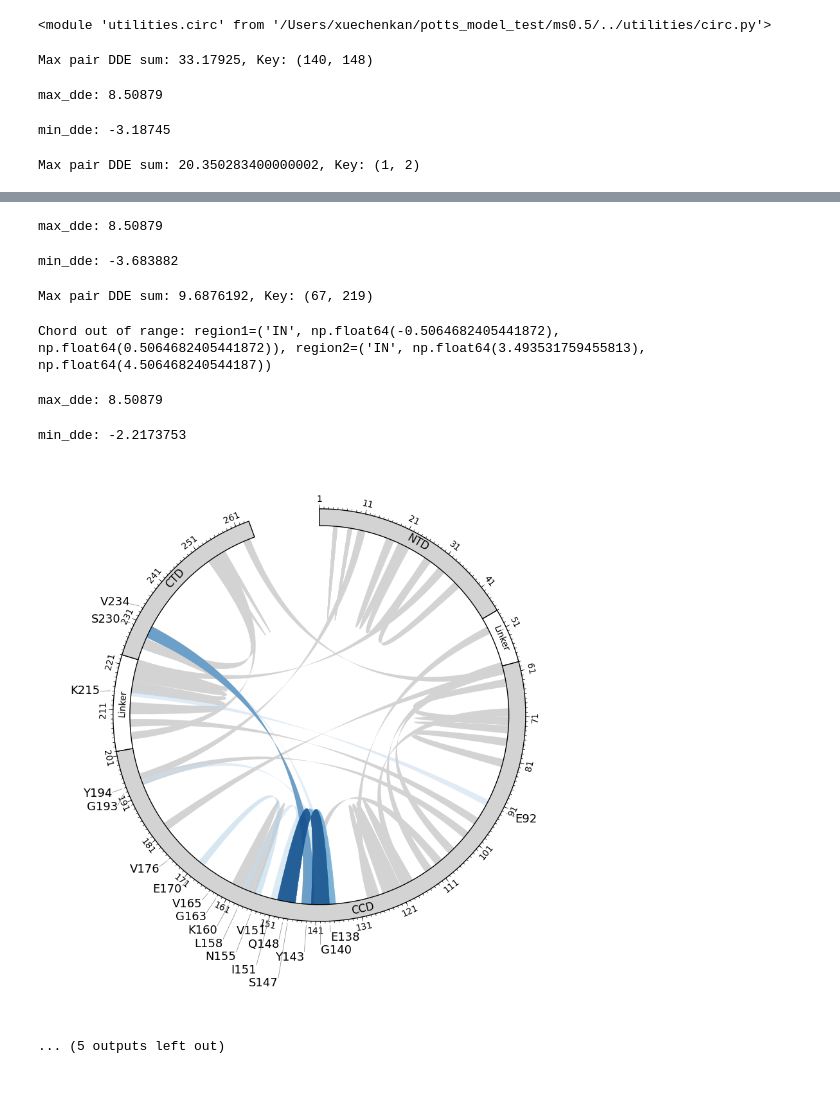
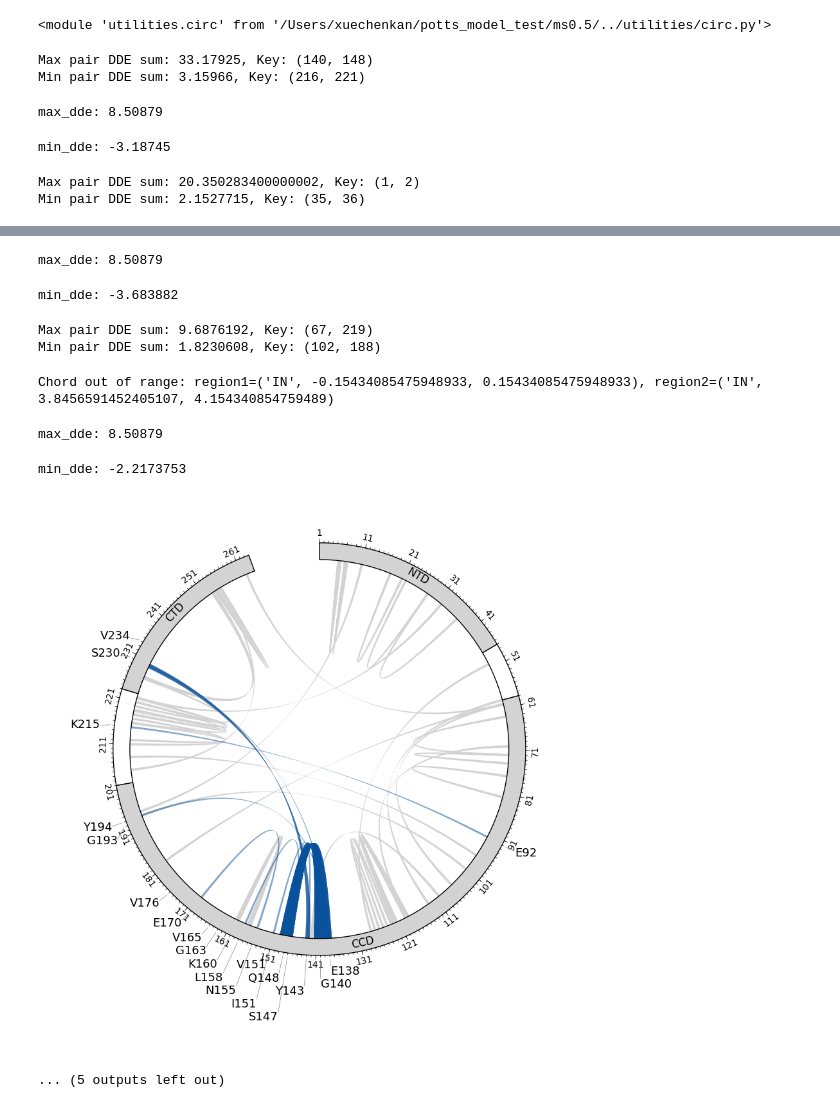
Before and after one commit to Daniel-Xkan/potts_model_test, a Jupyter notebook: ms0.5/Circos_main.ipynb, the cells around one changed output, grey strips where cells are left out. Cells and saved outputs as stored; diff of their text form; code cells hidden in the pictures.

Commit message:
update some circos

```diff
--- a/ms0.5/Circos_main.ipynb
+++ b/ms0.5/Circos_main.ipynb
@@ -60,10 +60,14 @@ combined_DRM_RT = top_20_DRM_RT + bottom_20_DRM_RT
 width = 1.75
 width_d2 = width/2
 # scale_mode = 'color'
-scale_mode = 'cw3'
+scale_mode = 'cw6'
 # scale_mode = 'width'
 scale_scale = 'global'
 weight_power=2
+a = 3
+b = 0.4
+x_min = 1.8230609
+x_max = 33.17926
 # %%
 # Save the plots as images
 output_dir = '../ms0.5/Images/'
@@ -72,8 +76,9 @@ IN_circos_syn,sector =circ.initialize_IN_circos_w_ticks(actual_length_IN, (90, 9
 circ.add_DRM_annotation(IN_circos_syn,sector, (100, 100),combined_DRM_IN)
 # circ.connect_background_syn_cords(IN_circos_syn,sector,IN_kn_path, 50,1,0.5,'IN','color','global')
 # circ.connect_syn_cords(IN_circos_syn,sector,IN_kn_path, top_20_DRM,IN_redux_dict,1,0.5,'color','global')
-circ.connect_background_syn_cords(IN_circos_syn,sector,IN_kn_path, 50,1,width_d2,'IN',scale_mode,scale_scale,weight_power)
-circ.connect_syn_cords(IN_circos_syn,sector,IN_kn_path, top_20_DRM_IN,IN_redux_dict,1,width_d2,scale_mode,scale_scale,weight_power)
+weight = 1
+circ.connect_background_syn_cords(IN_circos_syn,sector,IN_kn_path, 50,1,width_d2,'IN',scale_mode,scale_scale,weight_power,a,b,x_min,x_max,weight)
+circ.connect_syn_cords(IN_circos_syn,sector,IN_kn_path, top_20_DRM_IN,IN_redux_dict,1,width_d2,scale_mode,scale_scale,weight_power,a,b,x_min,x_max,weight)
 fig = IN_circos_syn.plotfig()
 fig.savefig(output_dir + 'IN_syn.png')  # Save the first figure (IN Syn)
 
@@ -81,8 +86,8 @@ IN_circos_antag,sector =circ.initialize_IN_circos_w_ticks(actual_length_IN, (90,
 circ.add_DRM_annotation(IN_circos_antag,sector, (100, 100),combined_DRM_IN)
 # circ.connect_background_ant_cords(IN_circos_antag,sector,IN_kn_path, 50,1,0.5,'IN','color','global')
 # circ.connect_ant_cords(IN_circos_antag,sector,IN_kn_path, bottom_20_DRM,IN_redux_dict,1,0.5,'color','global')
-circ.connect_background_ant_cords(IN_circos_antag,sector,IN_kn_path, 50,1,width_d2,'IN',scale_mode,scale_scale,weight_power)
-circ.connect_ant_cords(IN_circos_antag,sector,IN_kn_path, bottom_20_DRM_IN,IN_redux_dict,1,width_d2,scale_mode,scale_scale,weight_power)
+circ.connect_background_ant_cords(IN_circos_antag,sector,IN_kn_path, 50,1,width_d2,'IN',scale_mode,scale_scale,weight_power,a,b,x_min,x_max,weight)
+circ.connect_ant_cords(IN_circos_antag,sector,IN_kn_path, bottom_20_DRM_IN,IN_redux_dict,1,width_d2,scale_mode,scale_scale,weight_power,a,b,x_min,x_max,weight)
 fig = IN_circos_antag.plotfig()
 fig.savefig(output_dir + 'IN_antag.png')  # Save the second figure (IN Antag)
 
@@ -91,8 +96,8 @@ PR_circos_syn,sector =circ.initialize_PR_circos_w_ticks(actual_length_PR, (90, 9
 circ.add_DRM_annotation(PR_circos_syn,sector, (100, 100),combined_DRM_PR)
 # circ.connect_background_syn_cords(PR_circos_syn,sector,PR_kn_path, 50,1,0.5*weight,'PR','color','global')
 # circ.connect_syn_cords(PR_circos_syn,sector,PR_kn_path, top_20_DRM,PR_redux_dict,1,0.5*weight,'color','global')
-circ.connect_background_syn_cords(PR_circos_syn,sector,PR_kn_path, 50,1,width_d2*weight,'PR',scale_mode,scale_scale,weight_power)
-circ.connect_syn_cords(PR_circos_syn,sector,PR_kn_path, top_20_DRM_PR,PR_redux_dict,1,width_d2*weight,scale_mode,scale_scale,weight_power)
+circ.connect_background_syn_cords(PR_circos_syn,sector,PR_kn_path, 50,1,width_d2*weight,'PR',scale_mode,scale_scale,weight_power,a,b,x_min,x_max,weight)
+circ.connect_syn_cords(PR_circos_syn,sector,PR_kn_path, top_20_DRM_PR,PR_redux_dict,1,width_d2*weight,scale_mode,scale_scale,weight_power,a,b,x_min,x_max,weight)
 fig = PR_circos_syn.plotfig()
 fig.savefig(output_dir + 'PR_syn.png')  # Save the third figure (PR Syn)
 
@@ -101,8 +106,8 @@ circ.add_DRM_annotation(PR_circos_antag,sector, (100, 100),combined_DRM_PR)
 weight = 99/263
 # circ.connect_background_ant_cords(PR_circos_antag,sector,PR_kn_path, 50,1,0.5*weight,'PR','color','global')
 # circ.connect_ant_cords(PR_circos_antag,sector,PR_kn_path, bottom_20_DRM,PR_redux_dict,1,0.5*weight,'color','global')
-circ.connect_background_ant_cords(PR_circos_antag,sector,PR_kn_path, 50,1,1*weight,'PR',scale_mode,scale_scale,weight_power)
-circ.connect_ant_cords(PR_circos_antag,sector,PR_kn_path, bottom_20_DRM_PR,PR_redux_dict,1,1*weight,scale_mode,scale_scale,weight_power)
+circ.connect_background_ant_cords(PR_circos_antag,sector,PR_kn_path, 50,1,1*weight,'PR',scale_mode,scale_scale,weight_power,a,b,x_min,x_max,weight)
+circ.connect_ant_cords(PR_circos_antag,sector,PR_kn_path, bottom_20_DRM_PR,PR_redux_dict,1,1*weight,scale_mode,scale_scale,weight_power,a,b,x_min,x_max,weight)
 fig = PR_circos_antag.plotfig()
 fig.savefig(output_dir + 'PR_antag.png')  # Save the fourth figure (PR Antag)
 
@@ -111,8 +116,8 @@ circ.add_DRM_annotation(RT_circos_syn,sector, (100, 100),combined_DRM_RT,39)
 weight = 188/263
 # circ.connect_background_syn_cords(RT_circos_syn,sector,RT_kn_path, 50,start_aa,0.5*weight, 'RT','color','global')
 # circ.connect_syn_cords(RT_circos_syn,sector,RT_kn_path, top_20_DRM,RT_redux_dict,start_aa,0.5*weight,'color','global')
-circ.connect_background_syn_cords(RT_circos_syn,sector,RT_kn_path, 50,start_aa_RT,width_d2*weight, 'RT',scale_mode,scale_scale,weight_power)
-circ.connect_syn_cords(RT_circos_syn,sector,RT_kn_path, top_20_DRM_RT,RT_redux_dict,start_aa_RT,width_d2*weight,scale_mode,scale_scale,weight_power)
+circ.connect_background_syn_cords(RT_circos_syn,sector,RT_kn_path, 50,start_aa_RT,width_d2*weight, 'RT',scale_mode,scale_scale,weight_power,a,b,x_min,x_max,weight)
+circ.connect_syn_cords(RT_circos_syn,sector,RT_kn_path, top_20_DRM_RT,RT_redux_dict,start_aa_RT,width_d2*weight,scale_mode,scale_scale,weight_power,a,b,x_min,x_max,weight)
 fig = RT_circos_syn.plotfig()
 fig.savefig(output_dir + 'RT_syn.png')  # Save the fifth figure (RT Syn)
 
@@ -121,12 +126,14 @@ circ.add_DRM_annotation(RT_circos_antag,sector, (100, 100),combined_DRM_RT, 39)
 weight = 188/263
 # circ.connect_background_ant_cords(RT_circos_antag,sector,RT_kn_path, 50,39,0.5*weight, 'RT','color','global')
 # circ.connect_ant_cords(RT_circos_antag,sector,RT_kn_path, bottom_20_DRM,RT_redux_dict,39,0.5*weight,'color','global')
-circ.connect_background_ant_cords(RT_circos_antag,sector,RT_kn_path, 50,39,width_d2*weight, 'RT',scale_mode,scale_scale,weight_power)
-circ.connect_ant_cords(RT_circos_antag,sector,RT_kn_path, bottom_20_DRM_RT,RT_redux_dict,39,width_d2*weight,scale_mode,scale_scale,weight_power)
+circ.connect_background_ant_cords(RT_circos_antag,sector,RT_kn_path, 50,39,width_d2*weight, 'RT',scale_mode,scale_scale,weight_power,a,b,x_min,x_max,weight)
+circ.connect_ant_cords(RT_circos_antag,sector,RT_kn_path, bottom_20_DRM_RT,RT_redux_dict,39,width_d2*weight,scale_mode,scale_scale,weight_power,a,b,x_min,x_max,weight)
 fig = RT_circos_antag.plotfig()
 fig.savefig(output_dir + 'RT_antag.png')  # Save the sixth figure (RT Antag)
 # %% [output]
 Max pair DDE sum: 33.17925, Key: (140, 148)
+Min pair DDE sum: 3.15966, Key: (216, 221)
 max_dde: 8.50879
 min_dde: -3.18745
 Max pair DDE sum: 20.350283400000002, Key: (1, 2)
+Min pair DDE sum: 2.1527715, Key: (35, 36)
@@ -143,10 +150,11 @@ Chord out of range: region1=('IN', np.float64(-0.6669304026613603), np.float64(0
 max_dde: 8.50879
 min_dde: -3.683882
 Max pair DDE sum: 9.6876192, Key: (67, 219)
+Min pair DDE sum: 1.8230608, Key: (102, 188)
-Chord out of range: region1=('IN', np.float64(-0.5064682405441872), np.float64(0.5064682405441872)), region2=('IN', np.float64(3.493531759455813), np.float64(4.506468240544187))
+Chord out of range: region1=('IN', -0.15434085475948933, 0.15434085475948933), region2=('IN', 3.8456591452405107, 4.154340854759489)
 max_dde: 8.50879
 min_dde: -2.2173753
-[figure, old version]
+[figure, new version]
 ... (5 outputs left out)
 # %%
 from PIL import Image
```
Also changed, not shown: parts of 2 cells of this notebook, 9 other files.
